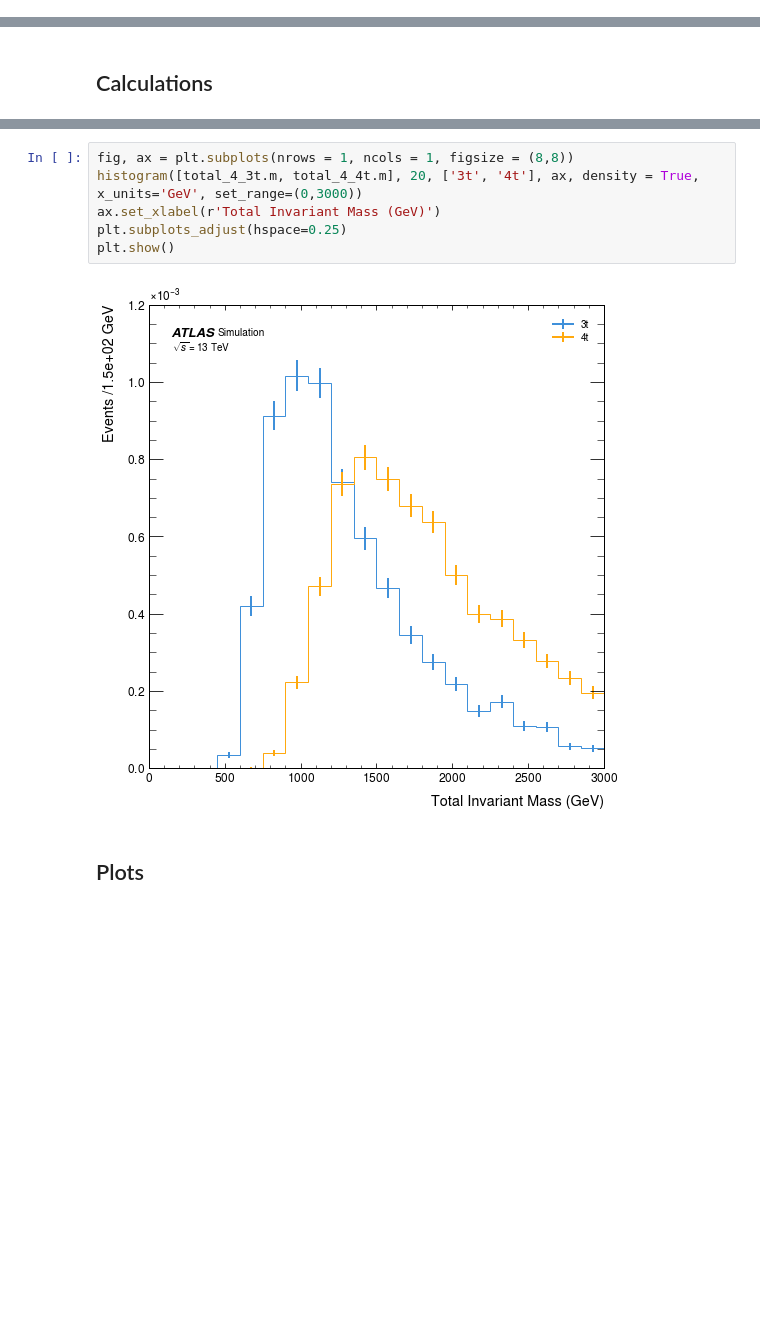
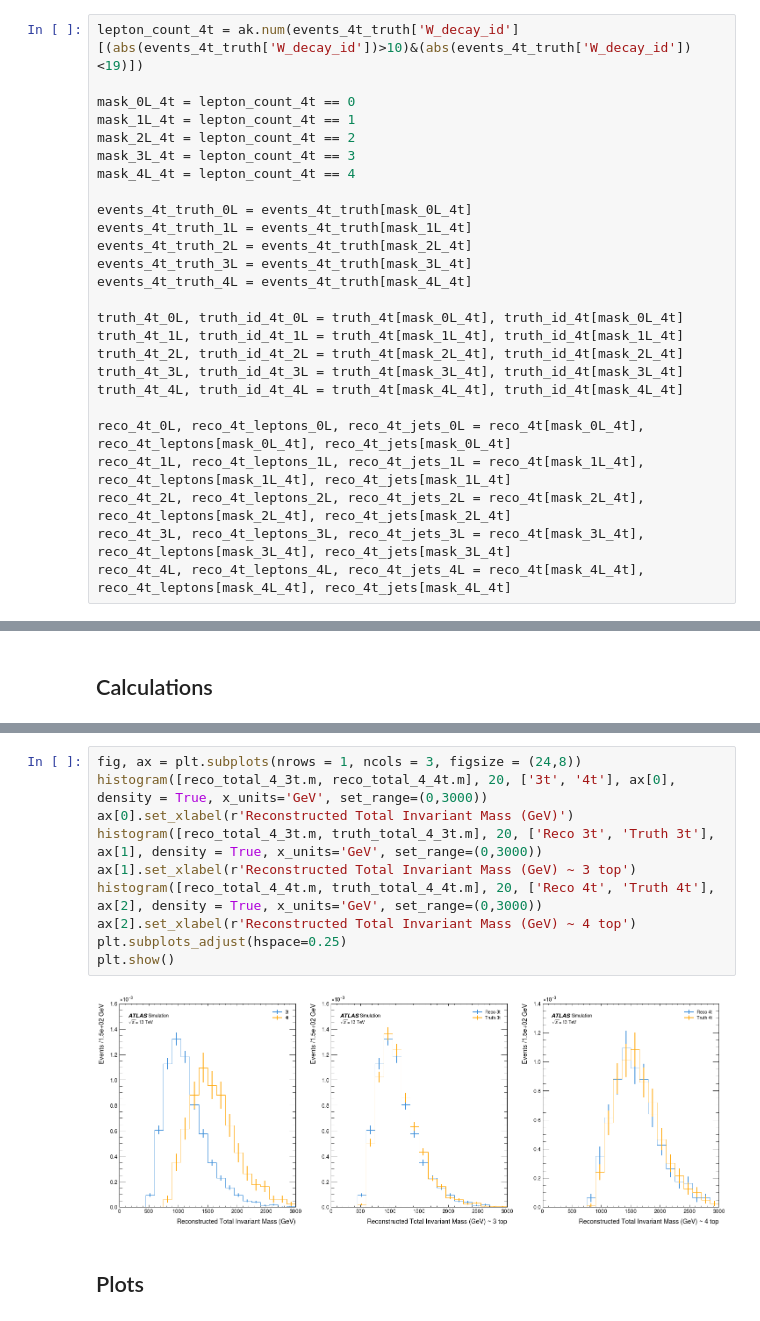
Before and after one commit to archiebrooks02/MPHYS-4Top, a Jupyter notebook: matching_bigdata.ipynb, the cells around one changed output, grey strips where cells are left out. Saved outputs shown, nothing was run; the diff lists cells and outputs as text; blank space fills up the shorter version.

```diff
--- a/matching_bigdata.ipynb
+++ b/matching_bigdata.ipynb
@@ -1198,3 +1195,29 @@ reco_4t_jets_3L = reco_4t_jets[lepton_count_4t == 3]
+# %%
+lepton_count_4t = ak.num(events_4t_truth['W_decay_id'][(abs(events_4t_truth['W_decay_id'])>10)&(abs(events_4t_truth['W_decay_id'])<19)])
+
+mask_0L_4t = lepton_count_4t == 0
+mask_1L_4t = lepton_count_4t == 1
+mask_2L_4t = lepton_count_4t == 2
+mask_3L_4t = lepton_count_4t == 3
+mask_4L_4t = lepton_count_4t == 4
+
+events_4t_truth_0L = events_4t_truth[mask_0L_4t]
+events_4t_truth_1L = events_4t_truth[mask_1L_4t]
+events_4t_truth_2L = events_4t_truth[mask_2L_4t]
+events_4t_truth_3L = events_4t_truth[mask_3L_4t]
+events_4t_truth_4L = events_4t_truth[mask_4L_4t]
+
+truth_4t_0L, truth_id_4t_0L = truth_4t[mask_0L_4t], truth_id_4t[mask_0L_4t]
+truth_4t_1L, truth_id_4t_1L = truth_4t[mask_1L_4t], truth_id_4t[mask_1L_4t]
+truth_4t_2L, truth_id_4t_2L = truth_4t[mask_2L_4t], truth_id_4t[mask_2L_4t]
+truth_4t_3L, truth_id_4t_3L = truth_4t[mask_3L_4t], truth_id_4t[mask_3L_4t]
+truth_4t_4L, truth_id_4t_4L = truth_4t[mask_4L_4t], truth_id_4t[mask_4L_4t]
+
+reco_4t_0L, reco_4t_leptons_0L, reco_4t_jets_0L = reco_4t[mask_0L_4t], reco_4t_leptons[mask_0L_4t], reco_4t_jets[mask_0L_4t]
+reco_4t_1L, reco_4t_leptons_1L, reco_4t_jets_1L = reco_4t[mask_1L_4t], reco_4t_leptons[mask_1L_4t], reco_4t_jets[mask_1L_4t]
+reco_4t_2L, reco_4t_leptons_2L, reco_4t_jets_2L = reco_4t[mask_2L_4t], reco_4t_leptons[mask_2L_4t], reco_4t_jets[mask_2L_4t]
+reco_4t_3L, reco_4t_leptons_3L, reco_4t_jets_3L = reco_4t[mask_3L_4t], reco_4t_leptons[mask_3L_4t], reco_4t_jets[mask_3L_4t]
+reco_4t_4L, reco_4t_leptons_4L, reco_4t_jets_4L = reco_4t[mask_4L_4t], reco_4t_leptons[mask_4L_4t], reco_4t_jets[mask_4L_4t]
 # %%
 matched_events_4t_0L, _ = truth_matching(truth_4t_0L, truth_id_4t_0L, reco_4t_jets_0L, reco_4t_leptons_0L)
 
@@ -2442,11 +3008,15 @@ print(np.shape(tops_4t))
 # %%
-fig, ax = plt.subplots(nrows = 1, ncols = 1, figsize = (8,8))
-histogram([total_4_3t.m, total_4_4t.m], 20, ['3t', '4t'], ax, density = True, x_units='GeV', set_range=(0,3000))
-ax.set_xlabel(r'Total Invariant Mass (GeV)')
+fig, ax = plt.subplots(nrows = 1, ncols = 3, figsize = (24,8))
+histogram([reco_total_4_3t.m, reco_total_4_4t.m], 20, ['3t', '4t'], ax[0], density = True, x_units='GeV', set_range=(0,3000))
+ax[0].set_xlabel(r'Reconstructed Total Invariant Mass (GeV)')
+histogram([reco_total_4_3t.m, truth_total_4_3t.m], 20, ['Reco 3t', 'Truth 3t'], ax[1], density = True, x_units='GeV', set_range=(0,3000))
+ax[1].set_xlabel(r'Reconstructed Total Invariant Mass (GeV) ~ 3 top')
+histogram([reco_total_4_4t.m, truth_total_4_4t.m], 20, ['Reco 4t', 'Truth 4t'], ax[2], density = True, x_units='GeV', set_range=(0,3000))
+ax[2].set_xlabel(r'Reconstructed Total Invariant Mass (GeV) ~ 4 top')
 plt.subplots_adjust(hspace=0.25)
 plt.show()
 # %% [output]
-[figure, old version]
+[figure, new version]
 # %% [markdown]
 ## Plots
 # %% [markdown]
```
Also changed, not shown: parts of 48 cells of this notebook, 2 other files.
